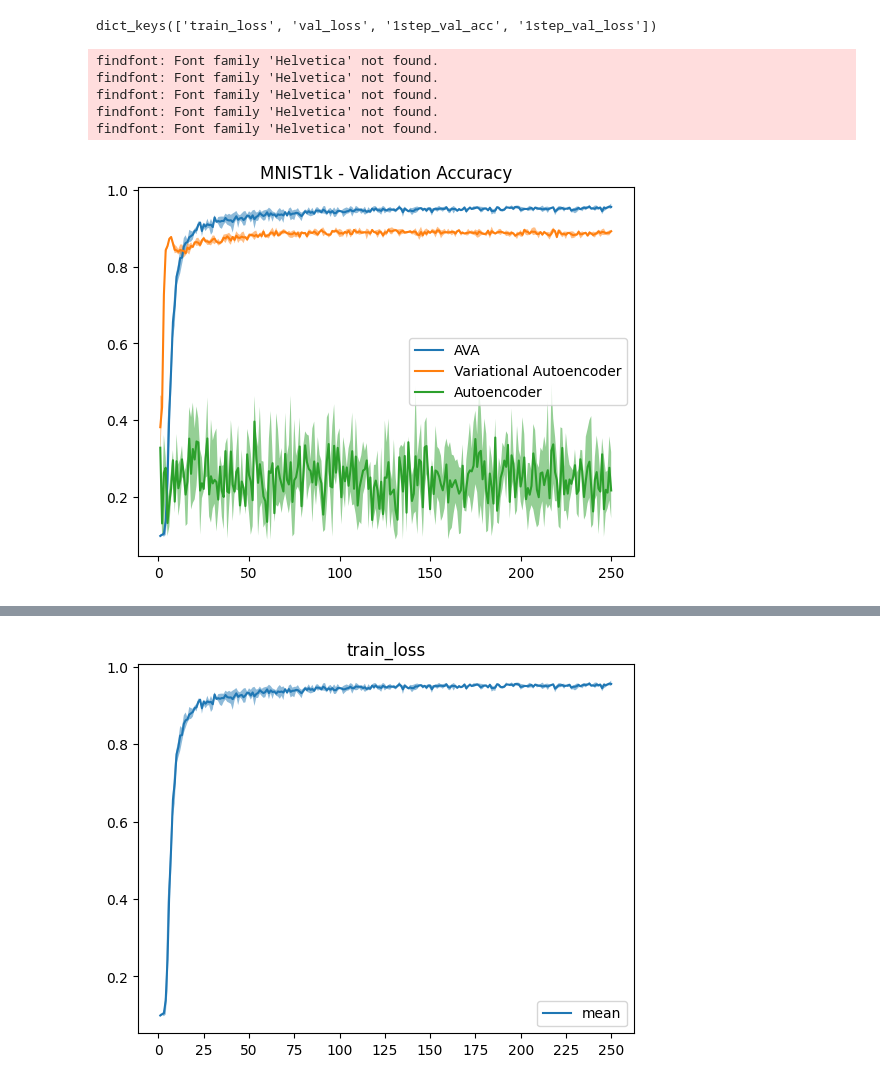
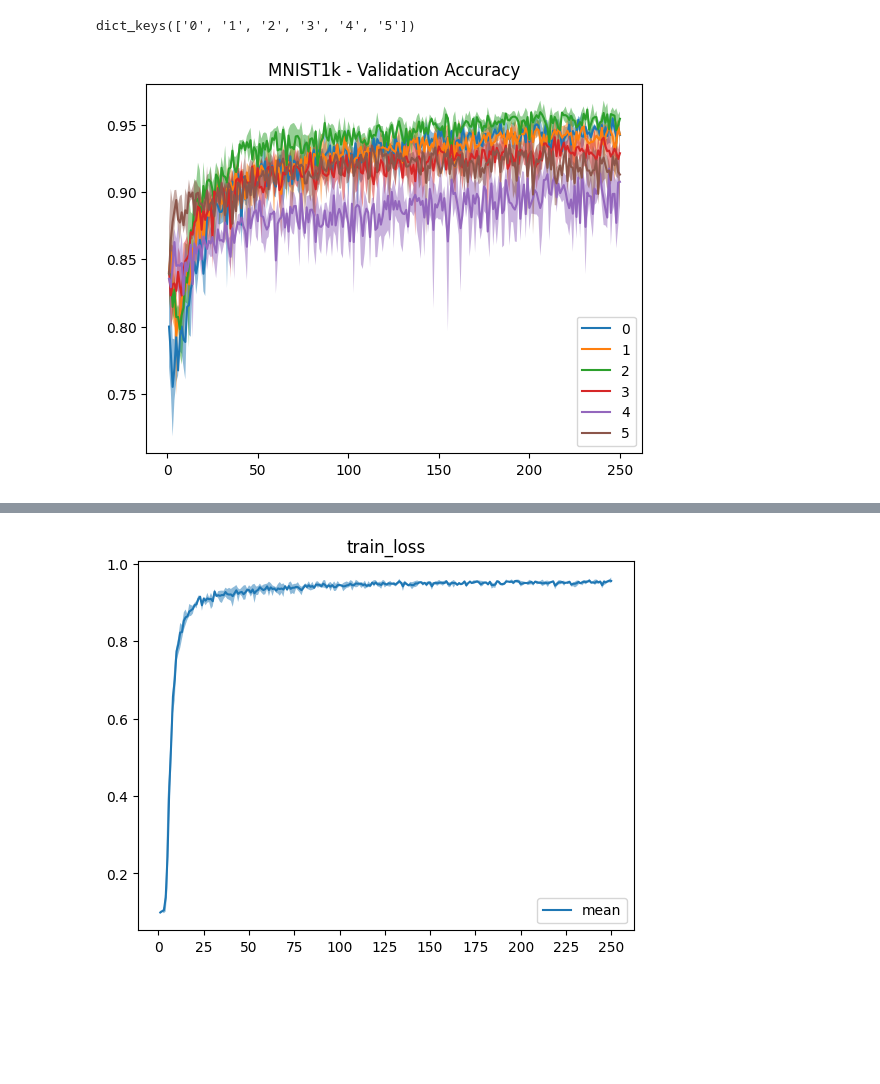
Before and after one commit to joeagriffith/ml-learning, a Jupyter notebook: Deep_Learning/Representation_Learning/Examples/MNIST/plot.ipynb, the cells around one changed output, grey strips where cells are left out. Drawn from its saved outputs; the diff is of its cells as text; code cells hidden in the pictures; blank space fills up the shorter version.

```diff
--- a/Deep_Learning/Representation_Learning/Examples/MNIST/plot.ipynb
+++ b/Deep_Learning/Representation_Learning/Examples/MNIST/plot.ipynb
@@ -88,6 +90,6 @@ Try using .loc[row_indexer,col_indexer] = value instead
 See the caveats in the documentation: https://pandas.pydata.org/pandas-docs/stable/user_guide/indexing.html#returning-a-view-versus-a-copy
   df[col] = df[col].astype(float)
 # %%
-for key in keys:
+for key in classifier_data.keys():
     print(f'{key} best val acc: {classifier_data[key]["val_acc"]["max"].max():.3f}')
 # %% [output]
@@ -97,0 +102,3 @@ Untrained best val acc: 0.868
+# %%
+for key in classifier_data.keys():
+    print(f'{key} best val acc: {classifier_data[key]["val_acc"]["max"].max():.3f}')
@@ -97,0 +112,14 @@ Untrained best val acc: 0.868
+# %%
+# plot bar chart of best val acc
+data = {}
+for key in classifier_data.keys():
+    data[key] = classifier_data[key]["val_acc"]["max"].max()
+df = pd.DataFrame(data, index=[0])
+df = df.T
+df.columns = ['val_acc']
+# df = df.sort_values(by='val_acc', ascending=False)
+df.plot(kind='bar')
+plt.ylabel('Accuracy')
+plt.ylim(0.95, 1)
+plt.title('Best Validation Accuracy')
+plt.show()
@@ -98,21 +128,14 @@ Untrained best val acc: 0.868
 # %%
-encoder_data['AVA'].keys()
+encoder_data.keys()
 # %% [output]
-dict_keys(['train_loss', 'val_loss', '1step_val_acc', '1step_val_loss'])
+dict_keys(['0', '1', '2', '3', '4', '5'])
 # %%
-keys = ['AVA', 'Variational Autoencoder', 'Autoencoder']
-font = {'fontname': 'Helve'}
-for key in keys:
+for key in encoder_data.keys():
     plt.plot(encoder_data[key]['1step_val_acc']['mean'], label=key)
     plt.fill_between(encoder_data[key]['1step_val_acc'].index, encoder_data[key]['1step_val_acc']['min'], encoder_data[key]['1step_val_acc']['max'], alpha=0.5)
 
-plt.title('MNIST1k - Validation Accuracy', **font)
+plt.title('MNIST1k - Validation Accuracy')
 plt.legend()
 plt.show()
 # %% [output]
-findfont: Font family 'Helvetica' not found.
-findfont: Font family 'Helvetica' not found.
-findfont: Font family 'Helvetica' not found.
-findfont: Font family 'Helvetica' not found.
-findfont: Font family 'Helvetica' not found.
-[figure, old version]
+[figure, new version]
```
Also changed, not shown: parts of 6 cells of this notebook, 23 other files.
